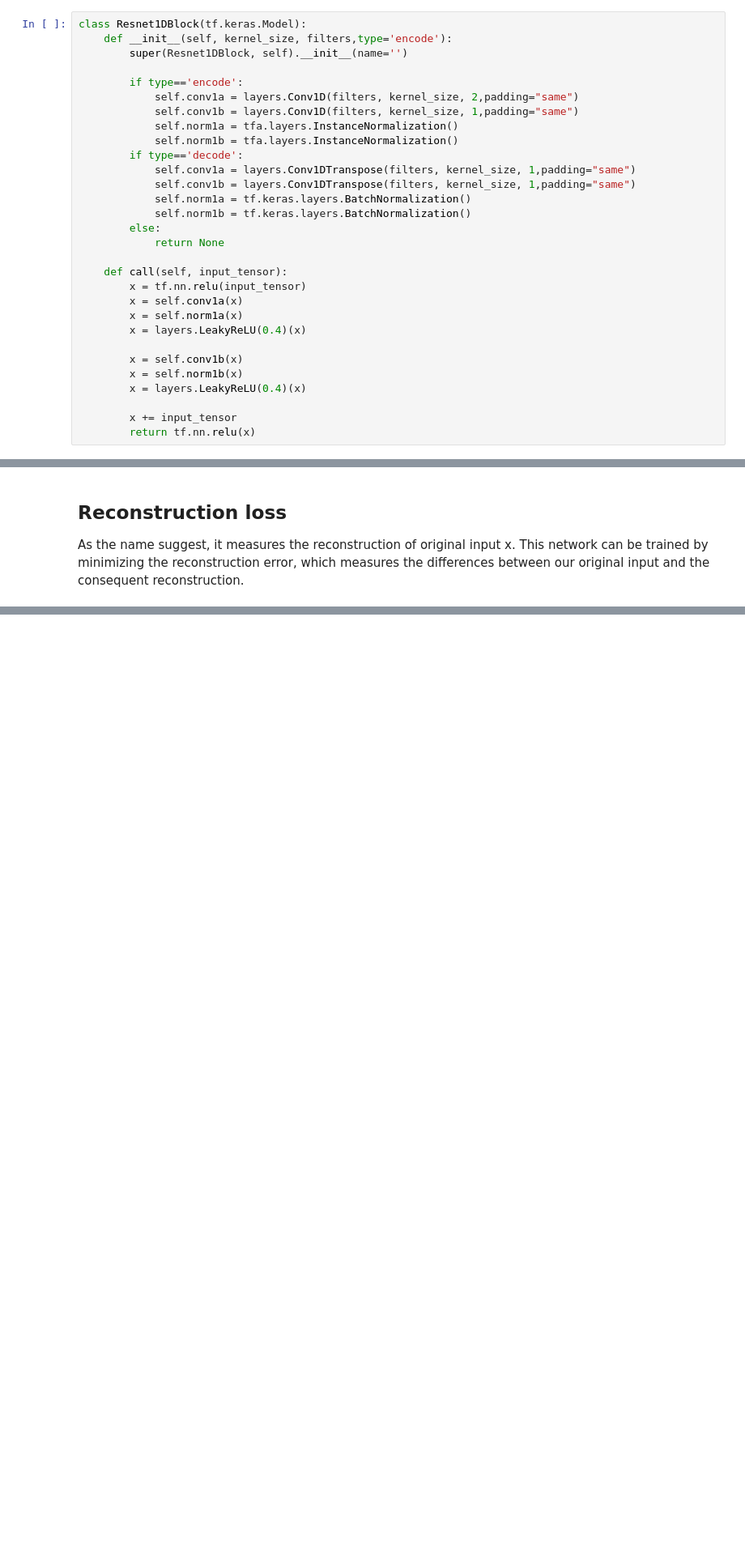
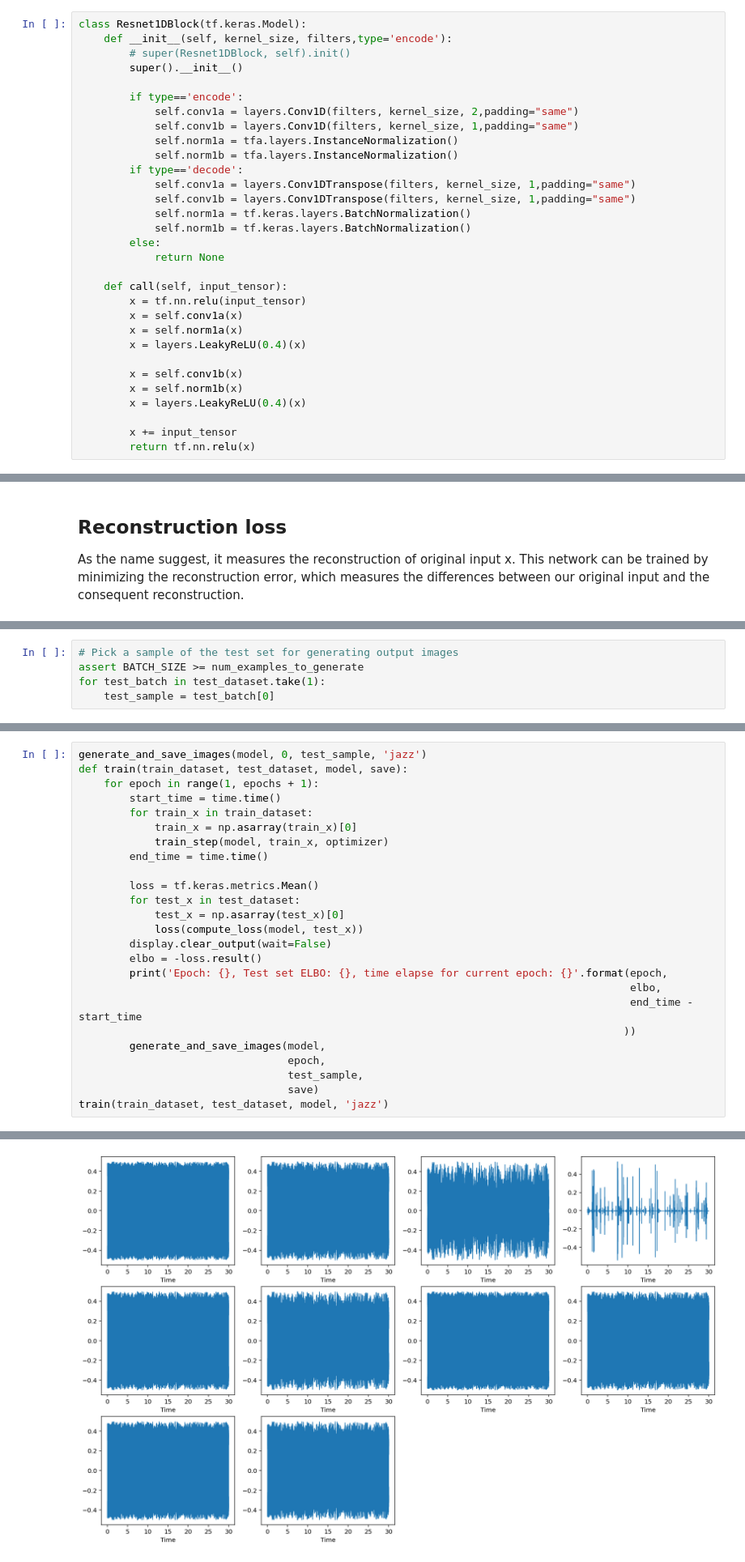
Before and after one commit to jinghong1111/swifty-music, a Jupyter notebook: prep.ipynb, the cells around one changed output, grey strips where cells are left out. Shown: that part at 81% size. Cells and saved outputs as stored; diff of their text form; blank space fills up the shorter version.

Commit message:
first batch sample training on jazz

```diff
--- a/prep.ipynb
+++ b/prep.ipynb
@@ -245,7 +218,8 @@ test_dataset = (
 # %%
 class Resnet1DBlock(tf.keras.Model):
     def __init__(self, kernel_size, filters,type='encode'):
-        super(Resnet1DBlock, self).__init__(name='')
+        # super(Resnet1DBlock, self).init()
+        super().__init__()
 
         if type=='encode':
             self.conv1a = layers.Conv1D(filters, kernel_size, 2,padding="same")
@@ -398,0 +389,5 @@ ValueError: All layers added to a Sequential model should have unique names. Nam
+# %%
+# Pick a sample of the test set for generating output images
+assert BATCH_SIZE >= num_examples_to_generate
+for test_batch in test_dataset.take(1):
+    test_sample = test_batch[0]
@@ -398,0 +396,26 @@ ValueError: All layers added to a Sequential model should have unique names. Nam
+# %%
+generate_and_save_images(model, 0, test_sample, 'jazz')
+def train(train_dataset, test_dataset, model, save):
+    for epoch in range(1, epochs + 1):
+        start_time = time.time()
+        for train_x in train_dataset:
+            train_x = np.asarray(train_x)[0]
+            train_step(model, train_x, optimizer)
+        end_time = time.time()
+
+        loss = tf.keras.metrics.Mean()
+        for test_x in test_dataset:
+            test_x = np.asarray(test_x)[0]
+            loss(compute_loss(model, test_x))
+        display.clear_output(wait=False)
+        elbo = -loss.result()
+        print('Epoch: {}, Test set ELBO: {}, time elapse for current epoch: {}'.format(epoch,
+                                                                                       elbo,
+                                                                                       end_time - start_time
+                                                                                      ))
+        generate_and_save_images(model,
+                                 epoch,
+                                 test_sample,
+                                 save)
+train(train_dataset, test_dataset, model, 'jazz')
+# %% [output]
@@ -398,0 +423 @@ ValueError: All layers added to a Sequential model should have unique names. Nam
+[figure, added]
```
Also changed, not shown: parts of 10 cells of this notebook, 21 other files.
